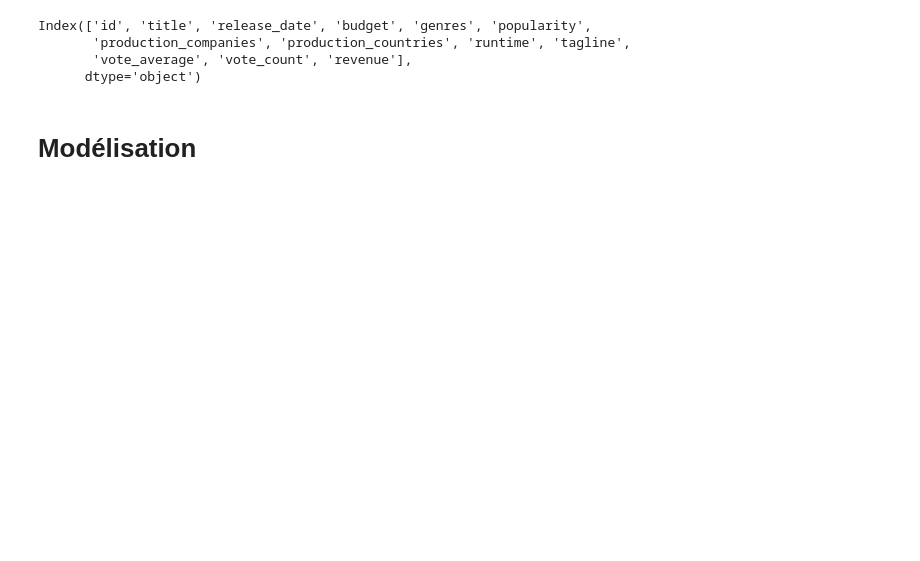
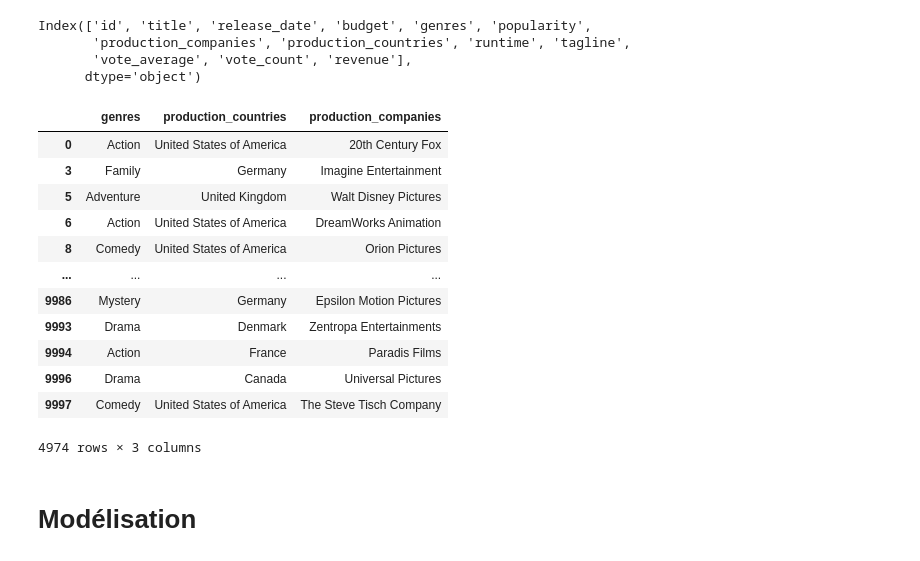
Before and after one commit to jomayans/Projet-Python, a Jupyter notebook: notebook_principal.ipynb, the cells around one changed output. Drawn from its saved outputs; the diff is of its cells as text; code cells hidden in the pictures; blank space fills up the shorter version.

```diff
--- a/notebook_principal.ipynb
+++ b/notebook_principal.ipynb
@@ -179,6 +90,29 @@ Index(['id', 'title', 'release_date', 'budget', 'genres', 'popularity',
        'production_companies', 'production_countries', 'runtime', 'tagline',
        'vote_average', 'vote_count', 'revenue'],
       dtype='object')
+# %%
+def select_first_element(x):
+    if isinstance(x, list):
+        return x[0]
+
+for colname in colnames:
+    movies_df[colname] = movies_df[colname].apply(select_first_element)
+
+movies_df[colnames]
+# %% [output]
+|  | genres | production_countries | production_companies |
+| 0 | Action | United States of America | 20th Century Fox |
+| 3 | Family | Germany | Imagine Entertainment |
+| 5 | Adventure | United Kingdom | Walt Disney Pictures |
+| 6 | Action | United States of America | DreamWorks Animation |
+| 8 | Comedy | United States of America | Orion Pictures |
+| ... | ... | ... | ... |
+| 9986 | Mystery | Germany | Epsilon Motion Pictures |
+| 9993 | Drama | Denmark | Zentropa Entertainments |
+| 9994 | Action | France | Paradis Films |
+| 9996 | Drama | Canada | Universal Pictures |
+| 9997 | Comedy | United States of America | The Steve Tisch Company |
+4974 rows × 3 columns
 # %% [markdown]
 # Modélisation
 # %%
```
Also changed, not shown: parts of 17 cells of this notebook.
